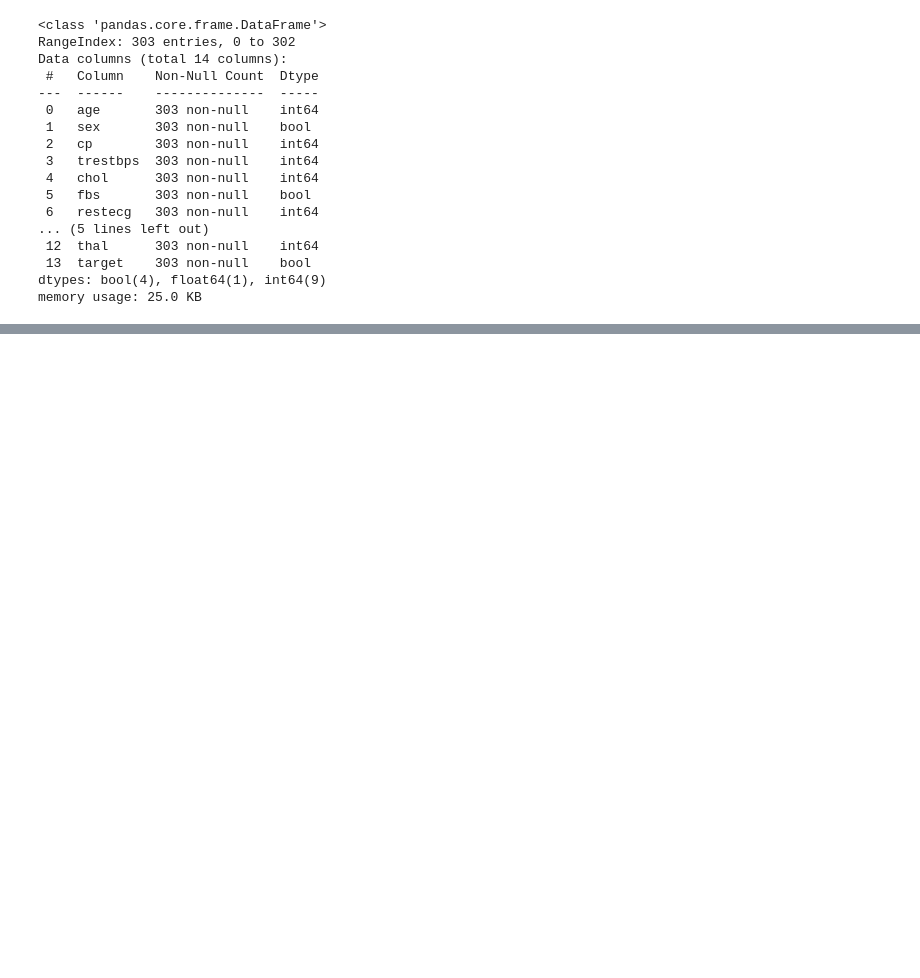
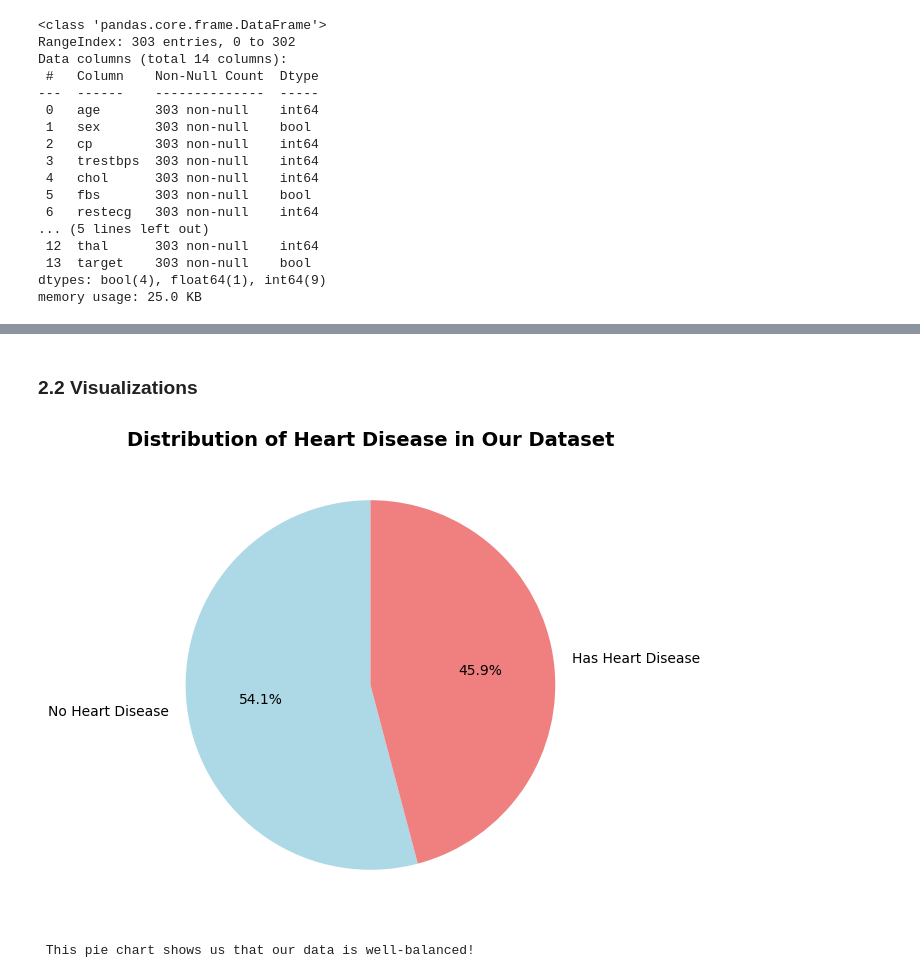
Before and after one commit to ai-abanoubmichel/GTC-Heart-Disease-Risk-Prediction, a Jupyter notebook: GTC_Final_Project_Heart_Disease_Prediction.ipynb, the cells around one changed output, grey strips where cells are left out. Drawn from its saved outputs; the diff is of its cells as text; code cells hidden in the pictures; blank space fills up the shorter version.

```diff
--- a/GTC_Final_Project_Heart_Disease_Prediction.ipynb
+++ b/GTC_Final_Project_Heart_Disease_Prediction.ipynb
@@ -229,5 +212,0 @@ plt.show()
-# %%
-#scalling features
-from sklearn.preprocessing import MinMaxScaler
-scaler = MinMaxScaler()
-heart_disease_df[['trestbps', 'chol', 'thalach']] = scaler.fit_transform(heart_disease_df[[ 'trestbps', 'chol', 'thalach']])
@@ -233,0 +258,16 @@ heart_disease_df[['trestbps', 'chol', 'thalach']] = scaler.fit_transform(heart_d
+# %% [markdown]
+### 2.2 Visualizations
+# %%
+# Create a simple pie chart showing heart disease distribution
+plt.figure(figsize=(8, 6))
+heart_disease_counts = heart_disease_df['target'].value_counts()
+labels = ['No Heart Disease', 'Has Heart Disease']
+colors = ['lightblue', 'lightcoral']
+plt.pie(heart_disease_counts, labels=labels, colors=colors, autopct='%1.1f%%', startangle=90)
+plt.title('Distribution of Heart Disease in Our Dataset', fontsize=14, fontweight='bold')
+plt.show()
+
+print(" This pie chart shows us that our data is well-balanced!")
+# %% [output]
+[figure, added]
+ This pie chart shows us that our data is well-balanced!
```
Also changed, not shown: parts of 15 cells of this notebook.
